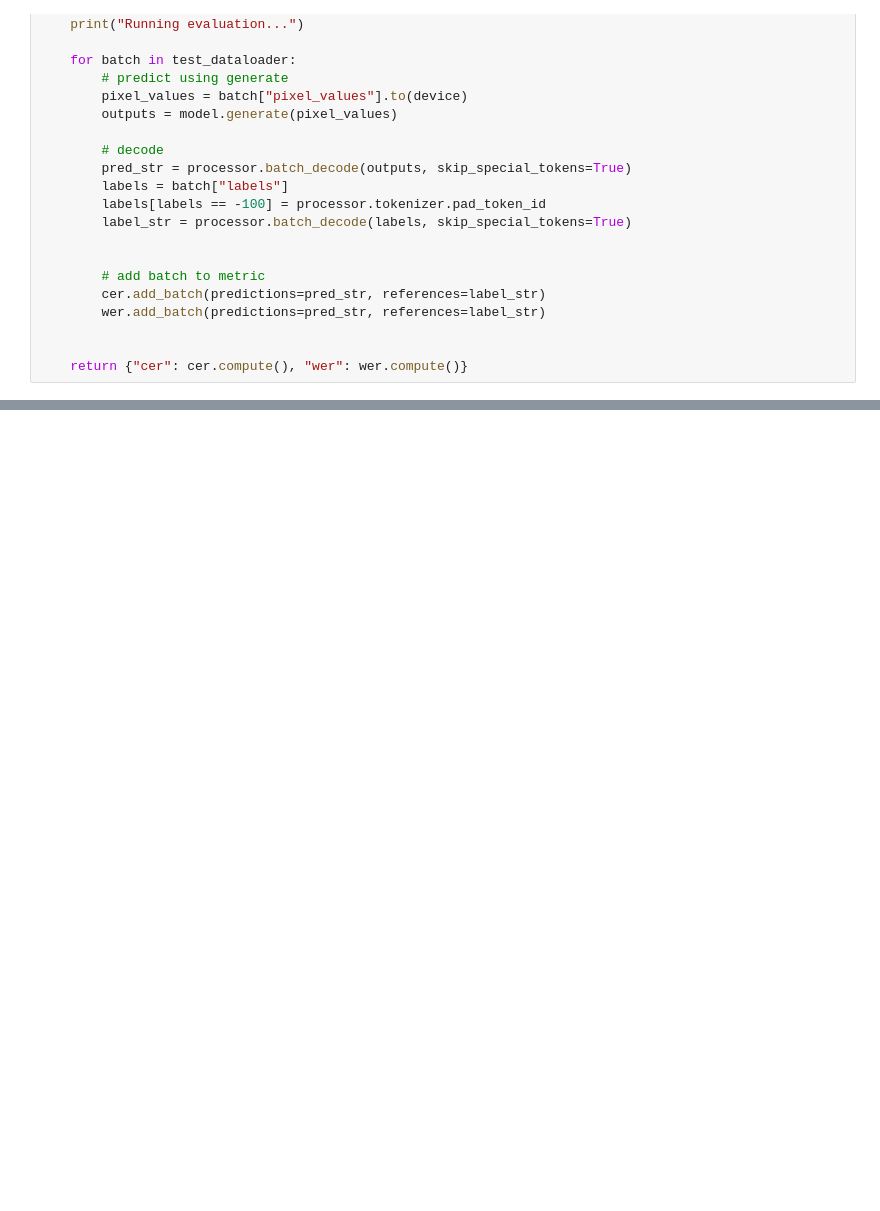
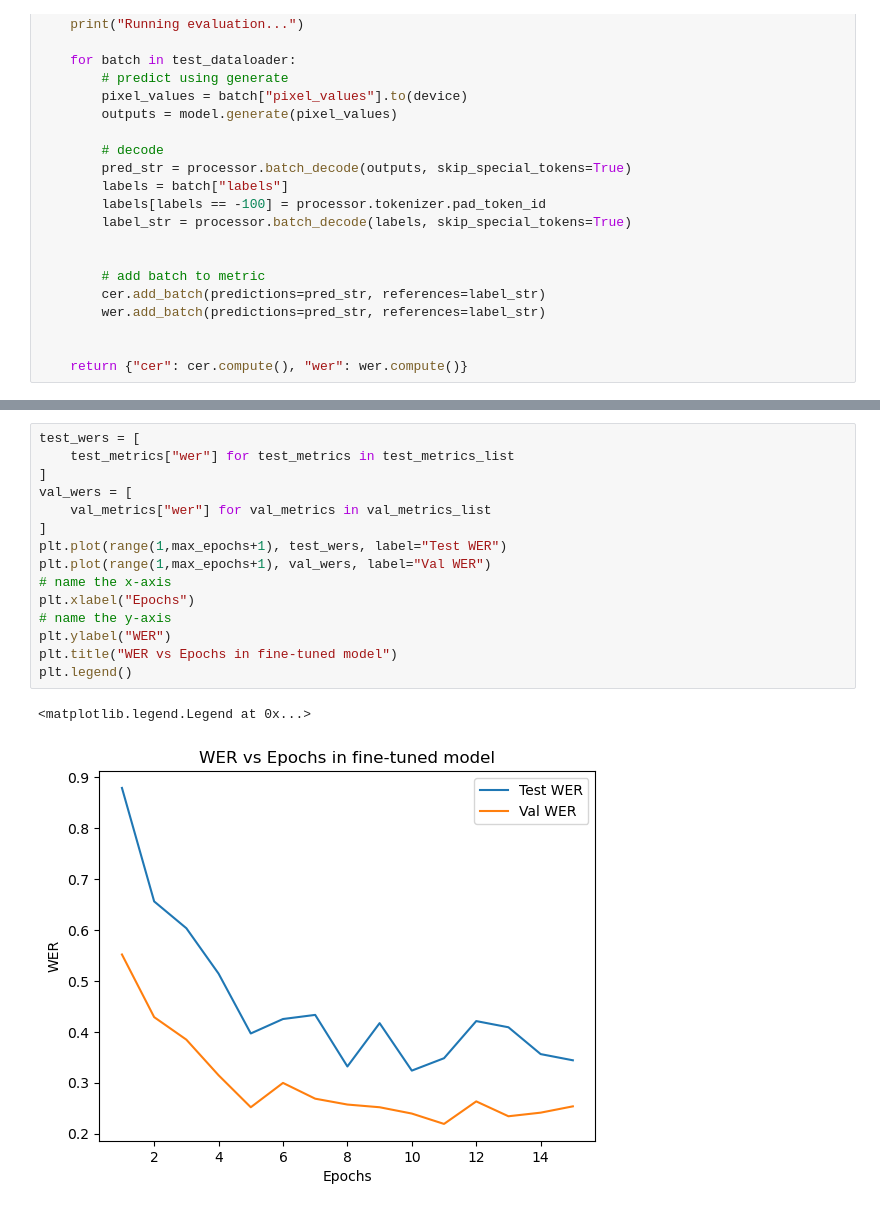
Before and after one commit to dome33/ml-project-2-syc-group, a Jupyter notebook: notebooks/inference_finetuned.ipynb, the cells around one changed output, grey strips where cells are left out. Cells and saved outputs as stored; diff of their text form; blank space fills up the shorter version.

```diff
--- a/notebooks/inference_finetuned.ipynb
+++ b/notebooks/inference_finetuned.ipynb
@@ -136,0 +144,18 @@ plt.legend()
+# %%
+test_wers = [
+    test_metrics["wer"] for test_metrics in test_metrics_list
+]
+val_wers = [
+    val_metrics["wer"] for val_metrics in val_metrics_list
+]
+plt.plot(range(1,max_epochs+1), test_wers, label="Test WER")
+plt.plot(range(1,max_epochs+1), val_wers, label="Val WER")
+# name the x-axis
+plt.xlabel("Epochs")
+# name the y-axis
+plt.ylabel("WER")
+plt.title("WER vs Epochs in fine-tuned model")
+plt.legend()
+# %% [output]
+<matplotlib.legend.Legend at 0x...>
+[figure, added]
```
Also changed, not shown: parts of 3 cells of this notebook.
